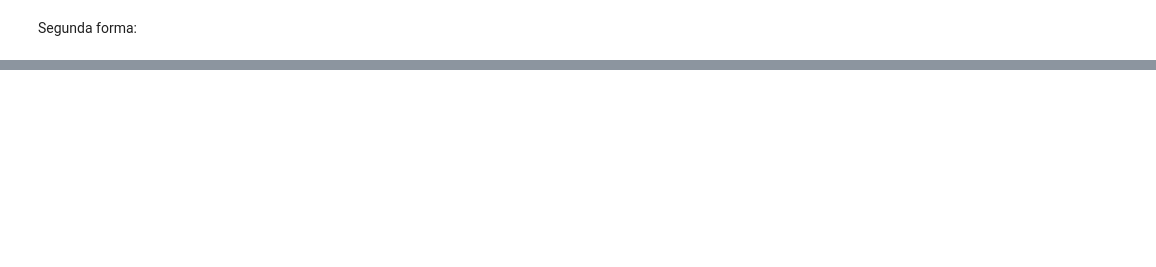
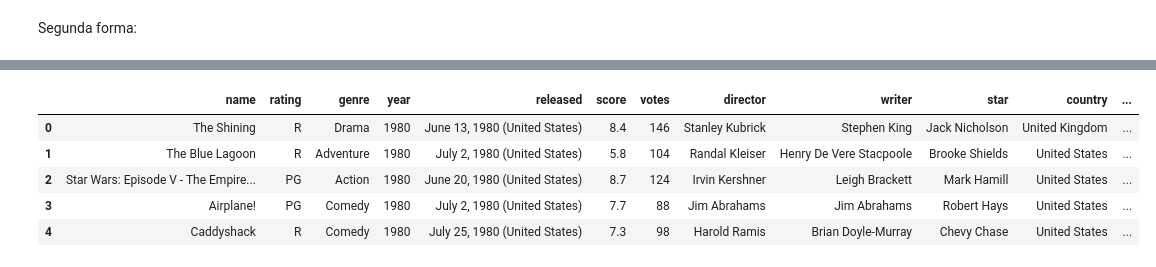
Before and after one commit to rayssabanti/Python-Analise-de-dados-Portfolio, a Jupyter notebook: Análise_de_dados.ipynb, the cells around one changed output, grey strips where cells are left out. Drawn from its saved outputs; the diff is of its cells as text; code cells hidden in the pictures; blank space fills up the shorter version.

Commit message:
Limpeza dos dados

```diff
--- a/Análise_de_dados.ipynb
+++ b/Análise_de_dados.ipynb
@@ -23,4 +23,4 @@ pd.set_option('display.max.rows', None)
 # %% [markdown]
 ## Importando a base de dados
 # %%
-dataset = pd.read_csv('movies.csv')
+dataset = pd.read_csv('dados\movies.csv')
@@ -99,13 +97,13 @@ dataset['ano']  =  [re.sub('[^A-Za-z0-9]+', '', str(x)) for x in dataset['ano']]
 for linha, linha2, posicao in zip(dataset['ano'], dataset['year'], range(dataset['year'].shape[0])):
       if linha == '':
         print(f'Na posição: {posicao} o valor da coluna released é vazio, alterando para {linha2}')
-        dataset['ano'][posicao] = linha2
+        dataset.loc[posicao, 'ano'] = linha2
 
 dataset['ano'] = dataset['ano'].astype('int64')
 
 for linha, linha2, posicao in zip(dataset['ano'], dataset['year'], range(dataset['year'].shape[0])):
       if linha2 != linha:
         print(f'Na posição: {posicao} o valor da coluna year {linha2} é diferente do released, alterando para {linha}')
-        dataset['year'][posicao] = linha
+        dataset.loc[posicao, 'year'] = linha
 
 del dataset['ano']
@@ -116,0 +154,7 @@ dataset['month']  =  [re.sub('[^A-Za-z0-9]+', '', str(x)) for x in dataset['mont
+# %%
+
+for mes, posicao in zip(dataset['month'],range(dataset['month'].shape[0])):
+    meses = ['January','February','March', 'April','May', 'June', 'July', 'August', 'September','October',  'November', 'December']
+    if mes not in meses:
+        dataset.loc[posicao, 'month'] = 0
+        print('mudado')
@@ -155,8 +209,2 @@ Name: month, dtype: object
 # %% [markdown]
 Segunda forma:
-# %%
-dataset['numero_mes'] = ''
-for mes, posicao in zip(dataset['month'], range(dataset['month'].shape[0])):
-  new_mes = datetime.datetime.strptime(dataset['month'][posicao], '%B')
-  dataset['numero_mes'][posicao] = new_mes.month
-  print(dataset['numero_mes'])
@@ -263,0 +211,9 @@ ValueError: ignored
+# %%
+dataset.head()
+# %% [output]
+|  | name | rating | genre | year | released | score | votes | director | writer | star | country | ... |
+| 0 | The Shining | R | Drama | 1980 | June 13, 1980 (United States) | 8.4 | 146 | Stanley Kubrick | Stephen King | Jack Nicholson | United Kingdom | ... |
+| 1 | The Blue Lagoon | R | Adventure | 1980 | July 2, 1980 (United States) | 5.8 | 104 | Randal Kleiser | Henry De Vere Stacpoole | Brooke Shields | United States | ... |
+| 2 | Star Wars: Episode V - The Empire... | PG | Action | 1980 | June 20, 1980 (United States) | 8.7 | 124 | Irvin Kershner | Leigh Brackett | Mark Hamill | United States | ... |
+| 3 | Airplane! | PG | Comedy | 1980 | July 2, 1980 (United States) | 7.7 | 88 | Jim Abrahams | Jim Abrahams | Robert Hays | United States | ... |
+| 4 | Caddyshack | R | Comedy | 1980 | July 25, 1980 (United States) | 7.3 | 98 | Harold Ramis | Brian Doyle-Murray | Chevy Chase | United States | ... |
```
Also changed, not shown: parts of 9 cells of this notebook.
